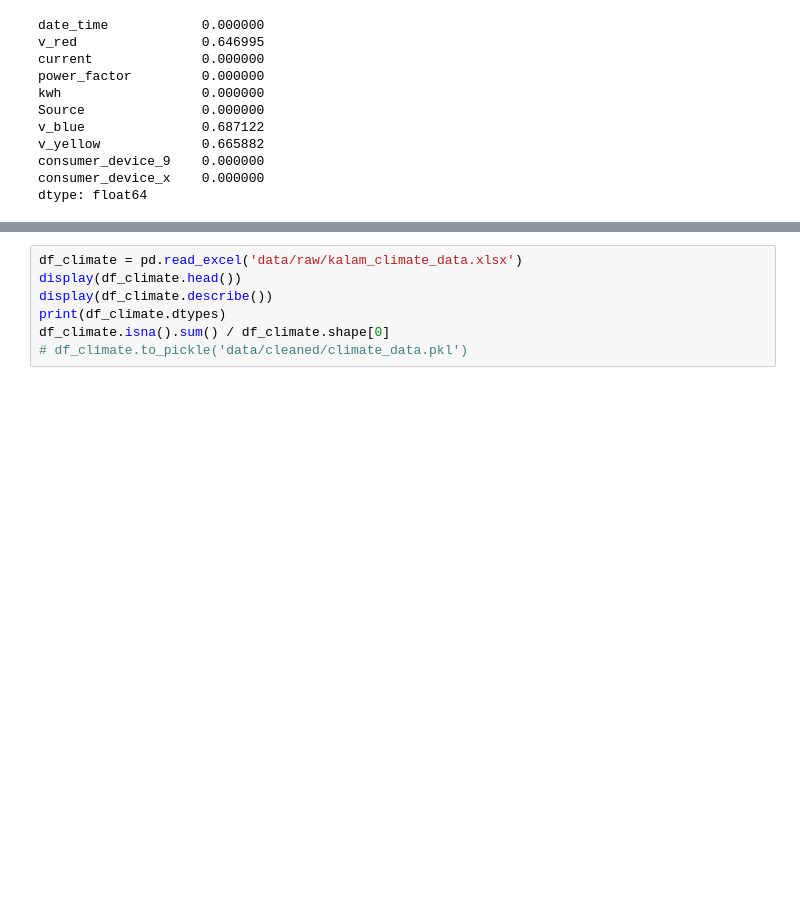
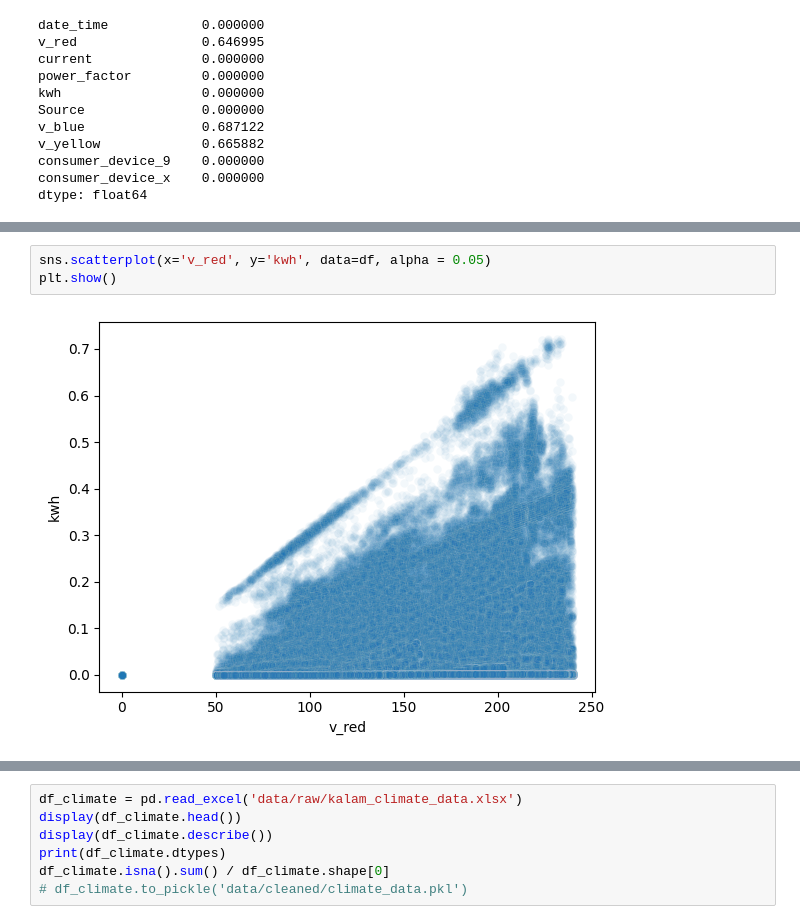
Before and after one commit to jonathan-bugg/zindi_hydropower_prediction, a Jupyter notebook: data_exploration.ipynb, the cells around one changed output, grey strips where cells are left out. Saved outputs shown, nothing was run; the diff lists cells and outputs as text; blank space fills up the shorter version.

```diff
--- a/data_exploration.ipynb
+++ b/data_exploration.ipynb
@@ -36,0 +65,5 @@ dtype: float64
+# %%
+sns.scatterplot(x='v_red', y='kwh', data=df, alpha = 0.05)
+plt.show()
+# %% [output]
+[figure, added]
```
Also changed, not shown: parts of 20 cells of this notebook, 4 other files.
